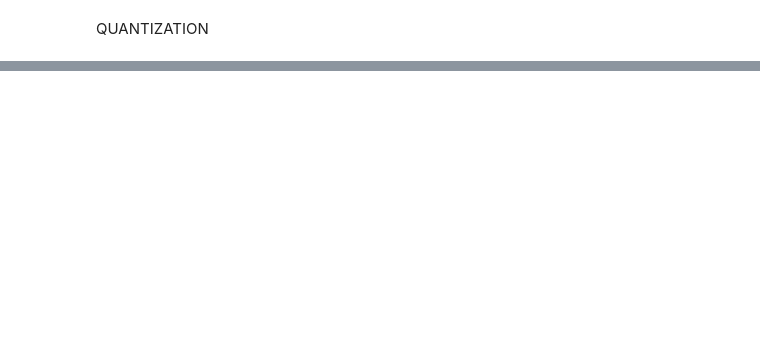
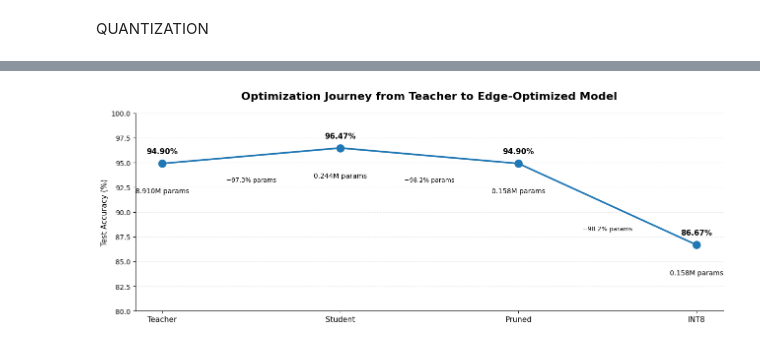
Before and after one commit to nghungvkck/Duration-In-esp32-Edge-AI-, a Jupyter notebook: notebook/processing_dataMel.ipynb, the cells around one changed output, grey strips where cells are left out. Drawn from its saved outputs; the diff is of its cells as text; code cells hidden in the pictures; blank space fills up the shorter version.

```diff
--- a/notebook/processing_dataMel.ipynb
+++ b/notebook/processing_dataMel.ipynb
@@ -1579,0 +1722,98 @@ Saved: pruned_student_int8.pth
+# %%
+import matplotlib.pyplot as plt
+import numpy as np
+
+models = ["Teacher", "Student", "Pruned", "INT8"]
+
+params = np.array([
+    8_909_762,
+    243_986,
+    158_141,
+    158_141
+])
+
+accuracy = np.array([
+    94.90,
+    96.47,
+    94.90,
+    86.67
+])
+
+reduction = (1 - params / params[0]) * 100
+
+fig, ax = plt.subplots(figsize=(13, 5))
+
+x = np.arange(len(models))
+
+ax.plot(
+    x,
+    accuracy,
+    marker="o",
+    markersize=11,
+    linewidth=2.5
+)
+
+for i in range(len(models)):
+
+    ax.text(
+        x[i],
+        accuracy[i] + 1.0,
+        f"{accuracy[i]:.2f}%",
+        ha="center",
+        fontsize=11,
+        fontweight="bold"
+    )
+
+    ax.text(
+        x[i],
+        accuracy[i] - 3.0,
+        f"{params[i] / 1e6:.3f}M params",
+        ha="center",
+        fontsize=10
+    )
+
+    if i > 0:
+        ax.annotate(
+            f"−{reduction[i]:.1f}% params",
+            xy=((x[i-1] + x[i]) / 2,
+                (accuracy[i-1] + accuracy[i]) / 2),
+            xytext=(0, -38),
+            textcoords="offset points",
+            ha="center",
+            fontsize=9
+        )
+
+ax.set_xticks(x)
+ax.set_xticklabels(models, fontsize=11)
+
+ax.set_ylabel("Test Accuracy (%)", fontsize=11)
+
+ax.set_ylim(80, 100)
+
+ax.set_title(
+    "Optimization Journey from Teacher to Edge-Optimized Model",
+    fontsize=16,
+    fontweight="bold",
+    pad=20
+)
+
+ax.grid(
+    axis="y",
+    linestyle="--",
+    alpha=0.25
+)
+
+ax.spines["top"].set_visible(False)
+ax.spines["right"].set_visible(False)
+
+plt.tight_layout()
+
+plt.savefig(
+    "optimization_journey.png",
+    dpi=400,
+    bbox_inches="tight"
+)
+
+plt.show()
+# %% [output]
+[figure, added]
```
Also changed, not shown: parts of 13 cells of this notebook, 42 other files.
